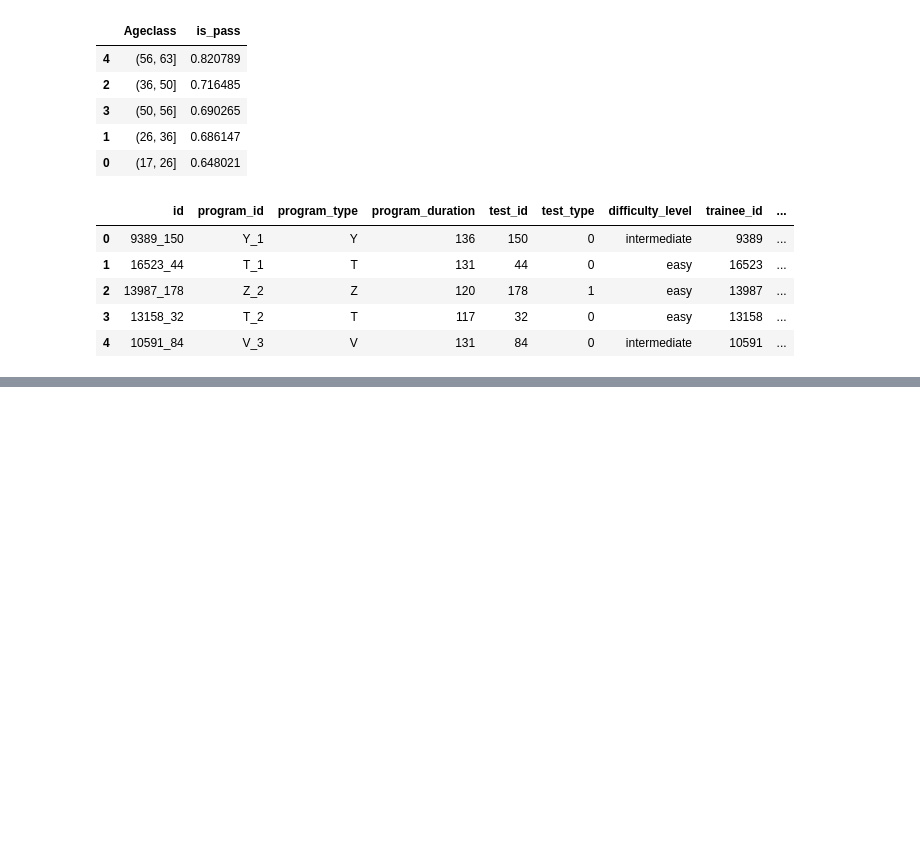
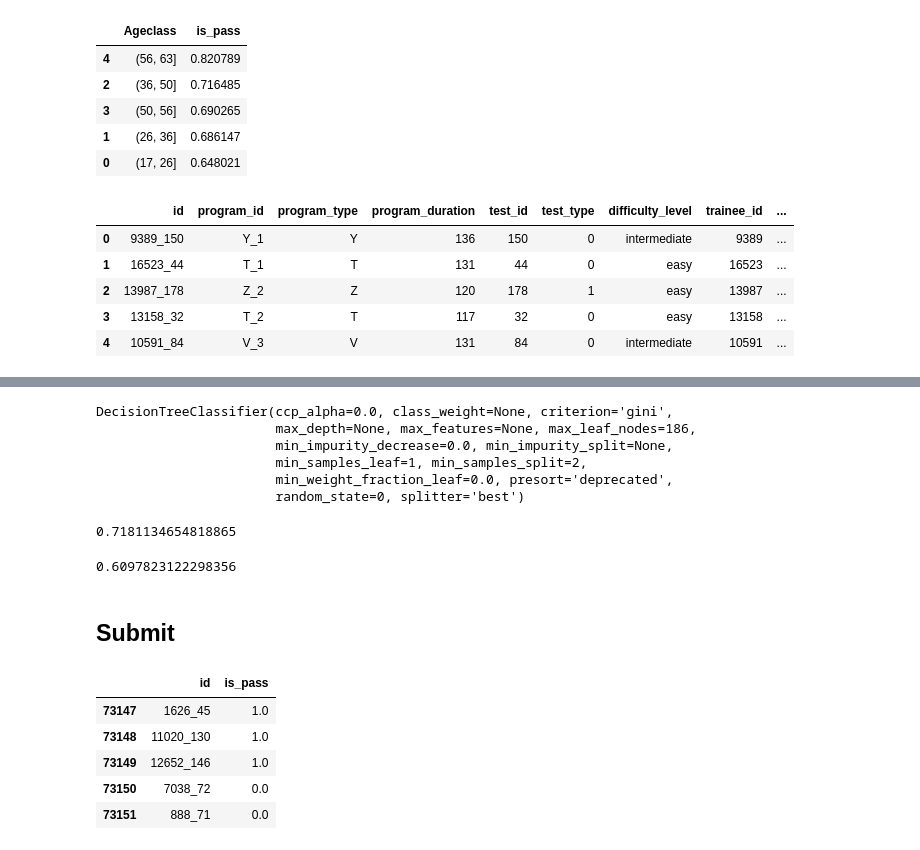
Before and after one commit to AbdoBoum/ML, a Jupyter notebook: hackathon_analyticsvidhya.ipynb, the cells around one changed output, grey strips where cells are left out. Saved outputs shown, nothing was run; the diff lists cells and outputs as text; code cells hidden in the pictures; blank space fills up the shorter version.

```diff
--- a/hackathon_analyticsvidhya.ipynb
+++ b/hackathon_analyticsvidhya.ipynb
@@ -299,0 +347,3 @@ data = pd.get_dummies(data, drop_first=True)
+# %%
+reg = LogisticRegression(solver='newton-cg', multi_class='multinomial')
+reg.fit(x_train, y_train)
@@ -299,0 +367,5 @@ data = pd.get_dummies(data, drop_first=True)
+# %%
+from sklearn.naive_bayes import GaussianNB
+
+gaussian = GaussianNB()
+gaussian.fit(x_train, y_train)
@@ -299,0 +385,42 @@ data = pd.get_dummies(data, drop_first=True)
+# %%
+def get_roc_auc(max_leaf_nodes, train_X, val_X, train_y, val_y):
+    model = DecisionTreeClassifier(max_leaf_nodes=max_leaf_nodes, random_state=0)
+    model.fit(train_X, train_y)
+    predicts = model.predict(x_test)
+    return roc_auc_score(val_y, predicts)
+'''
+for leaf in range(185, 198):
+  print(leaf, ': ', get_roc_auc(leaf, x_train, x_test, y_train, y_test))
+'''
+clf = DecisionTreeClassifier(max_leaf_nodes=186, random_state=0)
+clf.fit(x_train, y_train)
+# %% [output]
+DecisionTreeClassifier(ccp_alpha=0.0, class_weight=None, criterion='gini',
+                       max_depth=None, max_features=None, max_leaf_nodes=186,
+                       min_impurity_decrease=0.0, min_impurity_split=None,
+                       min_samples_leaf=1, min_samples_split=2,
+                       min_weight_fraction_leaf=0.0, presort='deprecated',
+                       random_state=0, splitter='best')
+# %%
+clf.score(x_test, y_test)
+# %% [output]
+0.7181134654818865
+# %%
+predicts = clf.predict(x_test)
+roc_auc_score(y_test, predicts)
+# %% [output]
+0.6097823122298356
+# %% [markdown]
+## Submit
+# %%
+submition = pd.DataFrame({'id': test_df.id})
+submition['is_pass'] = gaussian.predict(test_df.drop(['id', 'is_pass'], axis=1))
+# %%
+submition.head()
+# %% [output]
+|  | id | is_pass |
+| 73147 | 1626_45 | 1.0 |
+| 73148 | 11020_130 | 1.0 |
+| 73149 | 12652_146 | 1.0 |
+| 73150 | 7038_72 | 0.0 |
+| 73151 | 888_71 | 0.0 |
```
Also changed, not shown: parts of 19 cells of this notebook.
